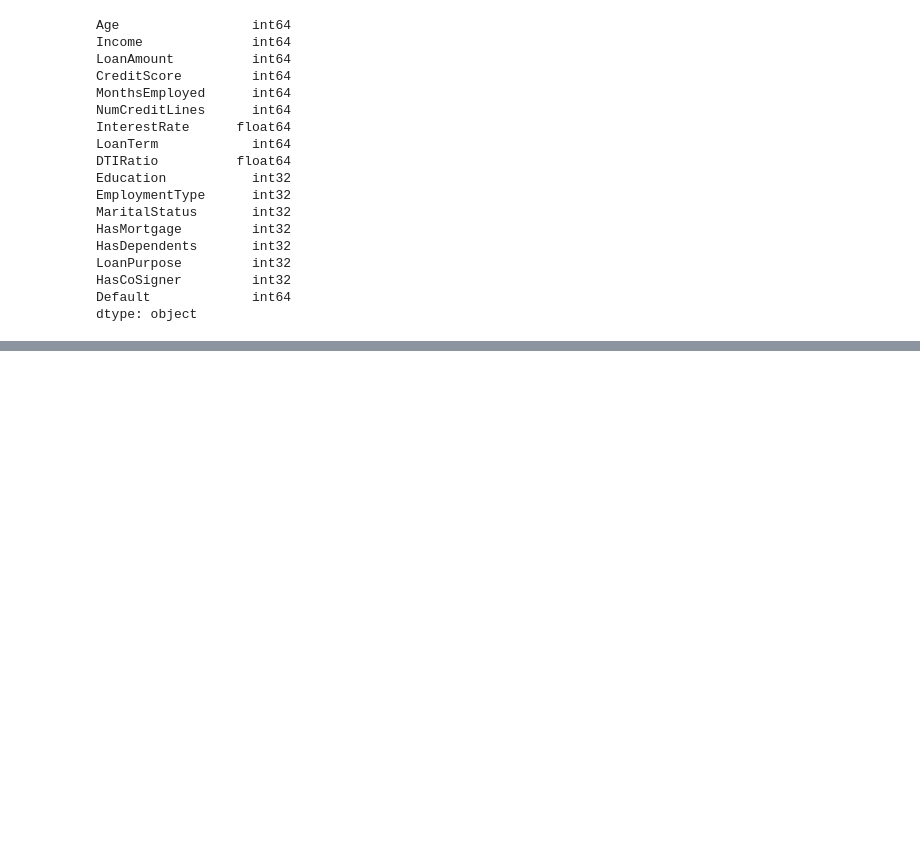
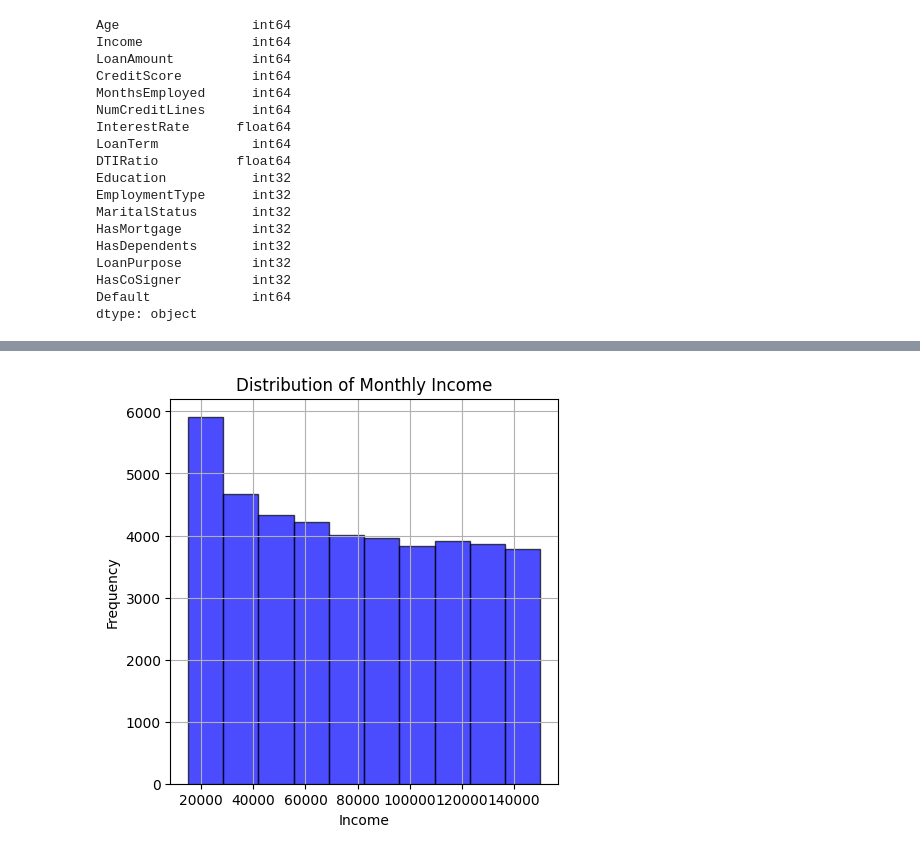
Before and after one commit to MD-DILDAR-MANDAL/Loan-Default-Prediction, a Jupyter notebook: loan-default-prediction-eda-multiples-models.ipynb, the cells around one changed output, grey strips where cells are left out. Saved outputs shown, nothing was run; the diff lists cells and outputs as text; code cells hidden in the pictures; blank space fills up the shorter version.

```diff
--- a/loan-default-prediction-eda-multiples-models.ipynb
+++ b/loan-default-prediction-eda-multiples-models.ipynb
@@ -115 +147,11 @@ dtype: float64
+# %%
+plt.figure(figsize=(5, 5))
+plt.hist(data['Income'], bins=10, color='blue', edgecolor='black', alpha=0.7)
+plt.title('Distribution of Monthly Income')
+plt.xlabel('Income')
+plt.ylabel('Frequency')
+plt.grid(True)
+plt.show()
+# %% [output]
+[figure, added]
 # %%
```
Also changed, not shown: parts of 24 cells of this notebook, 9 other files.
